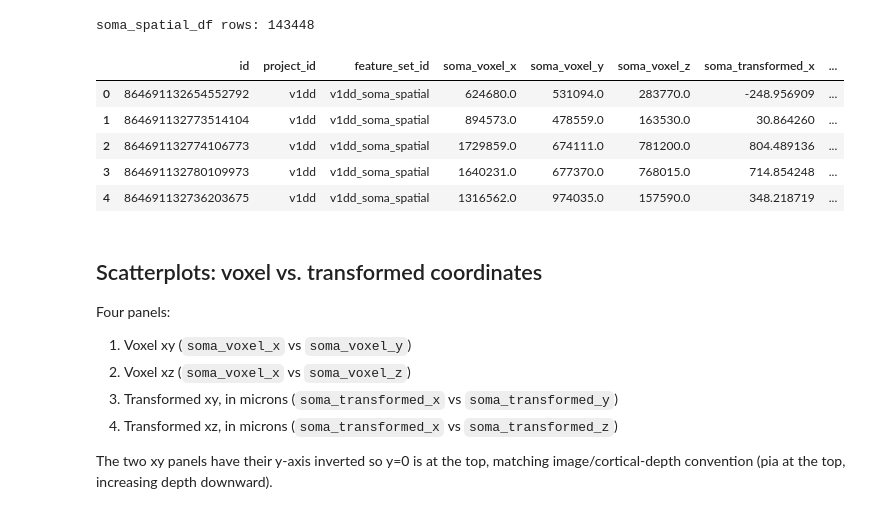
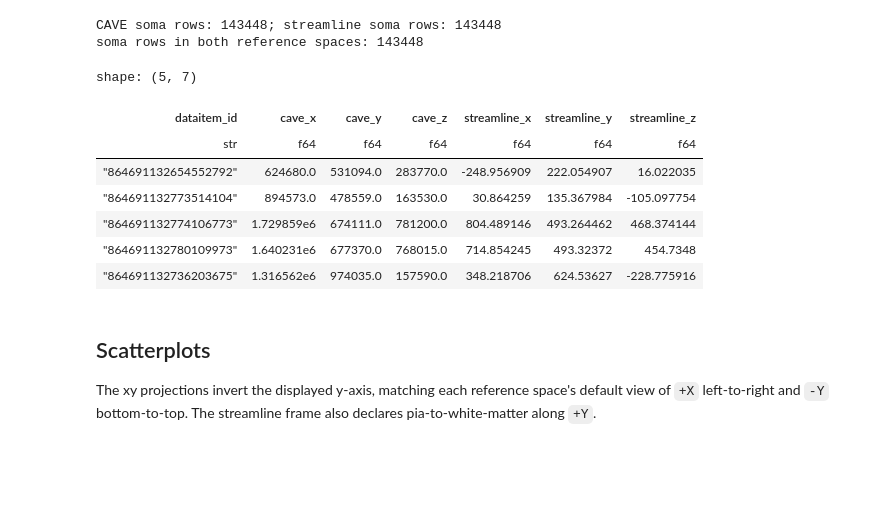
Before and after one commit to reneyagmur/SWDB_2026_Connectomics_v1dd_ccm_reprun, a Jupyter notebook: code/viz_01_soma_coordinates.ipynb, the cells around one changed output. Drawn from its saved outputs; the diff is of its cells as text; code cells hidden in the pictures; blank space fills up the shorter version.

```diff
--- a/code/viz_01_soma_coordinates.ipynb
+++ b/code/viz_01_soma_coordinates.ipynb
@@ -55,29 +39,58 @@ Reading v1dd_soma_spatial feature matrix from: /scratch/v1dd_ccm_20260908
 # %%
-soma_spatial_dt = DeltaTable(output_root / "cellfeatures" / FEATURE_SET_ID)
-soma_spatial_df = soma_spatial_dt.to_pandas()
-soma_spatial_df = soma_spatial_df[soma_spatial_df["project_id"] == PROJECT_ID].reset_index(drop=True)
+cave_locations = read_spatial_locations(
+    PROJECT_ID,
+    reference_spaces=CAVE_REFERENCE_SPACE_ID,
+    location_types=LocationType.SOMA,
+    output_root=output_root,
+).rename({"x": "cave_x", "y": "cave_y", "z": "cave_z"})
 
-print(f"soma_spatial_df rows: {len(soma_spatial_df)}")
-soma_spatial_df.head()
+streamline_locations = read_spatial_locations(
+    PROJECT_ID,
+    reference_spaces=STREAMLINE_REFERENCE_SPACE_ID,
+    location_types=LocationType.SOMA,
+    output_root=output_root,
+).rename(
+    {"x": "streamline_x", "y": "streamline_y", "z": "streamline_z"}
+)
+
+print(
+    f"CAVE soma rows: {cave_locations.height}; "
+    f"streamline soma rows: {streamline_locations.height}"
+)
+if cave_locations.is_empty() or streamline_locations.is_empty():
+    raise ValueError(
+        f"No soma locations found for project {PROJECT_ID!r} in one or both "
+        "reference spaces. Check the project ID and ETL output root."
+    )
+
+soma_spatial = cave_locations.select(
+    "dataitem_id", "cave_x", "cave_y", "cave_z"
+).join(
+    streamline_locations.select(
+        "dataitem_id", "streamline_x", "streamline_y", "streamline_z"
+    ),
+    on="dataitem_id",
+    how="inner",
+)
+if soma_spatial.is_empty():
+    raise ValueError("CAVE and streamline locations have no matching dataitem_id values.")
+
+print(f"soma rows in both reference spaces: {soma_spatial.height}")
+soma_spatial.head()
 # %% [output]
-soma_spatial_df rows: 143448
+CAVE soma rows: 143448; streamline soma rows: 143448
+soma rows in both reference spaces: 143448
+shape: (5, 7)
-|  | id | project_id | feature_set_id | soma_voxel_x | soma_voxel_y | soma_voxel_z | soma_transformed_x | ... |
-| 0 | 864691132654552792 | v1dd | v1dd_soma_spatial | 624680.0 | 531094.0 | 283770.0 | -248.956909 | ... |
-| 1 | 864691132773514104 | v1dd | v1dd_soma_spatial | 894573.0 | 478559.0 | 163530.0 | 30.864260 | ... |
-| 2 | 864691132774106773 | v1dd | v1dd_soma_spatial | 1729859.0 | 674111.0 | 781200.0 | 804.489136 | ... |
-| 3 | 864691132780109973 | v1dd | v1dd_soma_spatial | 1640231.0 | 677370.0 | 768015.0 | 714.854248 | ... |
-| 4 | 864691132736203675 | v1dd | v1dd_soma_spatial | 1316562.0 | 974035.0 | 157590.0 | 348.218719 | ... |
+| dataitem_id | cave_x | cave_y | cave_z | streamline_x | streamline_y | streamline_z |
+| str | f64 | f64 | f64 | f64 | f64 | f64 |
+| "864691132654552792" | 624680.0 | 531094.0 | 283770.0 | -248.956909 | 222.054907 | 16.022035 |
+| "864691132773514104" | 894573.0 | 478559.0 | 163530.0 | 30.864259 | 135.367984 | -105.097754 |
+| "864691132774106773" | 1.729859e6 | 674111.0 | 781200.0 | 804.489146 | 493.264462 | 468.374144 |
+| "864691132780109973" | 1.640231e6 | 677370.0 | 768015.0 | 714.854245 | 493.32372 | 454.7348 |
+| "864691132736203675" | 1.316562e6 | 974035.0 | 157590.0 | 348.218706 | 624.53627 | -228.775916 |
 # %% [markdown]
-## Scatterplots: voxel vs. transformed coordinates
+## Scatterplots
 
-Four panels:
-
-1. Voxel xy (`soma_voxel_x` vs `soma_voxel_y`)
-2. Voxel xz (`soma_voxel_x` vs `soma_voxel_z`)
-3. Transformed xy, in microns (`soma_transformed_x` vs `soma_transformed_y`)
-4. Transformed xz, in microns (`soma_transformed_x` vs `soma_transformed_z`)
-
-The two xy panels have their y-axis inverted so y=0 is at the top, matching image/cortical-depth
-convention (pia at the top, increasing depth downward).
+The xy projections invert the displayed y-axis, matching each reference space's default view of `+X` left-to-right and `-Y` bottom-to-top. The streamline frame also declares pia-to-white-matter along `+Y`.
 # %%
 panels = [
```
Also changed, not shown: parts of 5 cells of this notebook, 13 other files.
